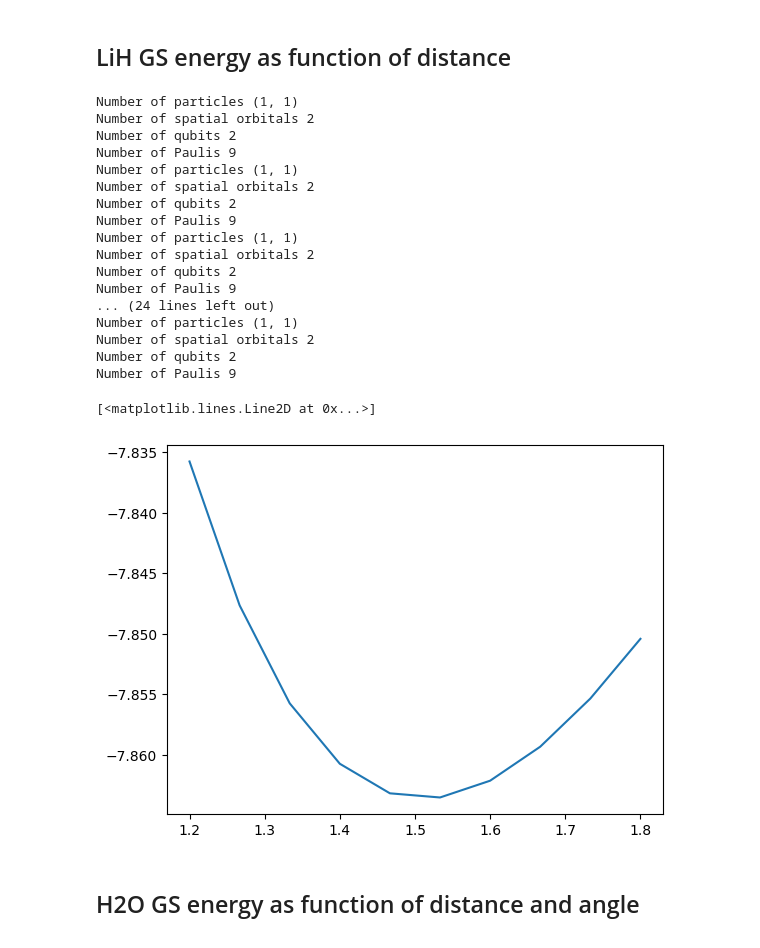
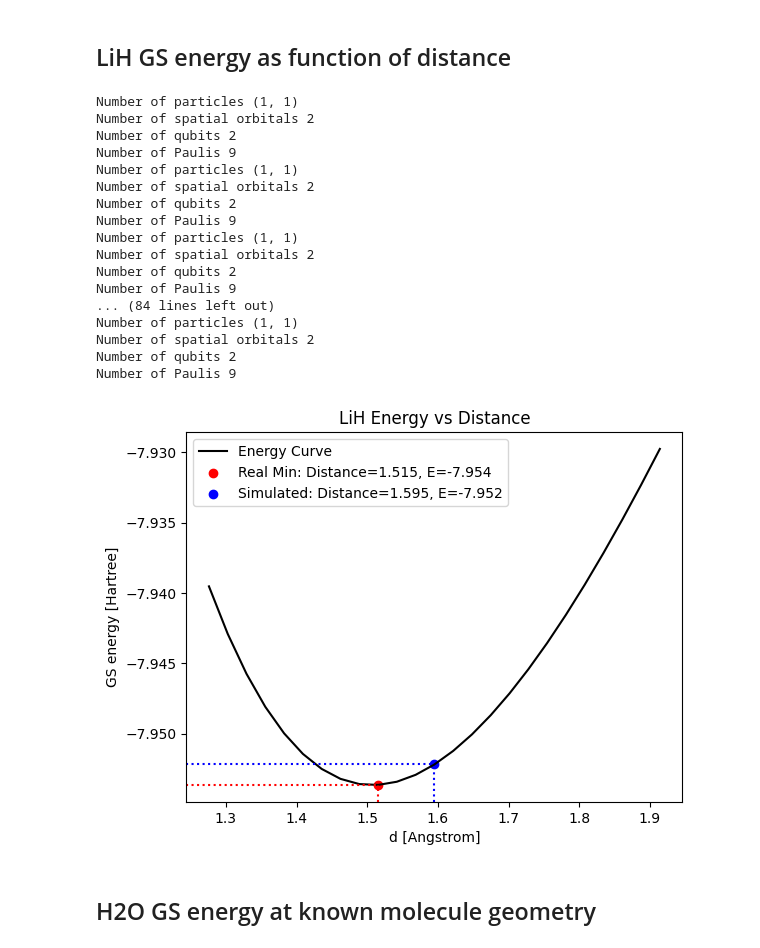
Before and after one commit to barryshaf/SchedullingFlowTime, a Jupyter notebook: Molecules.ipynb, the cells around one changed output. Drawn from its saved outputs; the diff is of its cells as text; code cells hidden in the pictures.

```diff
--- a/Molecules.ipynb
+++ b/Molecules.ipynb
@@ -234,38 +272,74 @@ print(LiH_es_5.hamiltonian.second_q_op())
 # %% [markdown]
 ## LiH GS energy as function of distance
 # %%
-known_R = 1.5
-Rs = linspace(0.8*known_R, 1.2*known_R, 10)
-transormer_LiH = ActiveSpaceTransformer(num_electrons=2, num_spatial_orbitals=2)
+
+# Constants
+known_dist = 1.595
+N = 25
+Rs = np.linspace(0.8 * known_dist, 1.2 * known_dist, N)
 energies = np.zeros(len(Rs))
+
+# Energy calculation
 for i, R in enumerate(Rs):
     atom_str = f"Li .0 .0 .0; H .0 .0 {R}"
     qubit_op, es = get_qubit_op(atom_str, charge, basis, mapping_name, transormer_LiH)
     energies[i] = get_exact_energies(es)[1]
-    # CHECK WHY THE METHOD BELOW GIVES SOMETHING DIFFERNET!!!
-    # energies[i] = minimal_eigenvalue(build_H_mat(qubit_op))
 
-plt.plot(Rs, energies)
+
+# Find real minimum and simulated middle point
+min_index = np.argmin(energies)  # Index of minimum energy
+mid_index = N // 2  # Middle index of Rs
+
+margine_const = 0.05
+plt.axis([min(Rs) - margine_const * (max(Rs) - min(Rs)),
+          max(Rs) + margine_const * (max(Rs) - min(Rs)),
+          min(energies) - margine_const * (max(energies) - min(energies)),
+          max(energies) + margine_const * (max(energies) - min(energies))])
+
+# Get updated limits
+x_L, x_R, y_L, y_R = plt.axis()
+
+# Plot energy curve
+plt.plot(Rs, energies, label="Energy Curve", color="black")
+
+# Add scatter points
+plt.scatter(x_min, y_min, color="red", label=f"Real Min: Distance={x_min:.3f}, E={y_min:.3f}")
+plt.scatter(x_mid, y_mid, color="blue", label=f"Simulated: Distance={x_mid:.3f}, E={y_mid:.3f}")
+
+# Add dashed lines
+# simulation min
+plt.axhline(y_min, 0, (x_min-x_L)/(x_R-x_L), linestyle=":", color="red")
+plt.axvline(x_min, 0, (y_min-y_L)/(y_R-y_L), linestyle=":", color="red")
+
+# known min
+plt.axhline(y_mid, 0, (x_mid-x_L)/(x_R-x_L), linestyle=":", color="blue")
+plt.axvline(x_mid, 0, (y_mid-y_L)/(y_R-y_L), linestyle=":", color="blue")
+
+# Labels and title
+plt.xlabel("d [Angstrom]")
+plt.ylabel("GS energy [Hartree]")
+plt.title("LiH Energy vs Distance")
+plt.legend()
+plt.show()
 # %% [output]
 Number of particles (1, 1)
 Number of spatial orbitals 2
 Number of qubits 2
 Number of Paulis 9
 Number of particles (1, 1)
 Number of spatial orbitals 2
 Number of qubits 2
 Number of Paulis 9
 Number of particles (1, 1)
 Number of spatial orbitals 2
 Number of qubits 2
 Number of Paulis 9
-... (24 lines left out)
+... (84 lines left out)
 Number of particles (1, 1)
 Number of spatial orbitals 2
 Number of qubits 2
 Number of Paulis 9
-[<matplotlib.lines.Line2D at 0x...>]
-[figure, old version]
+[figure, new version]
-# %% [markdown]
-## H2O GS energy as function of distance and angle
+# %% [markdown]
+## H2O GS energy at known molecule geometry
 # %%
```
Also changed, not shown: parts of 23 cells of this notebook, 1 other file.
